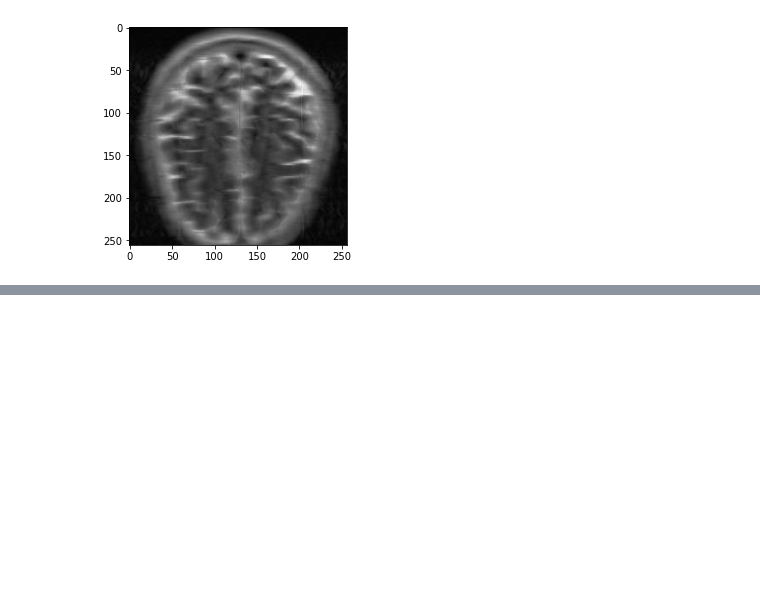
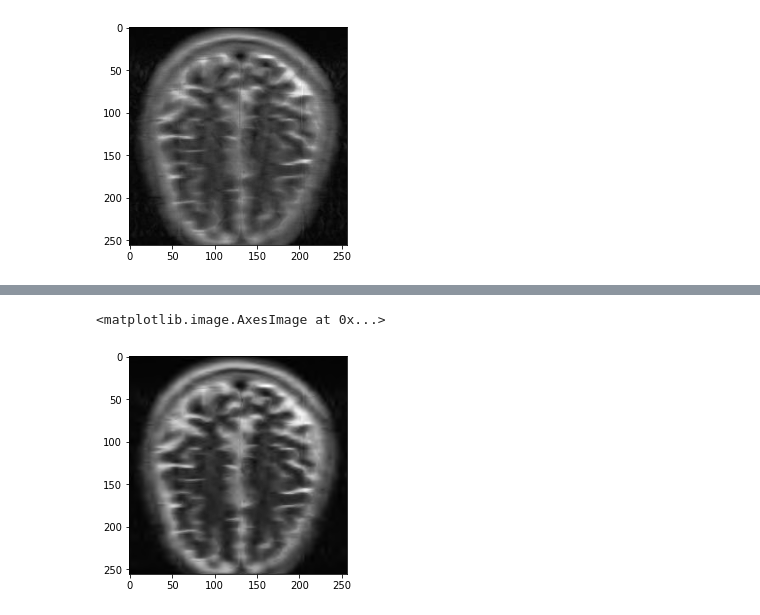
Before and after one commit to athornton1618/MRI_Compression, a Jupyter notebook: scripts/k_reconstruction_examples.ipynb, the cells around one changed output, grey strips where cells are left out. Cells and saved outputs as stored; diff of their text form; code cells hidden in the pictures; blank space fills up the shorter version.

Commit message:
average k reconstruction for test set

```diff
--- a/scripts/signal_processing_k_coefficient.ipynb
+++ b/scripts/k_reconstruction_examples.ipynb
@@ -120,0 +121,12 @@ plt.imshow(np.abs(X_recursive), cmap='gray')
+# %%
+# Compare to how wavelet reconstruction looks
+X_recursive = X
+for ii in range(100):
+    X_encode = k_encode(3000,X_recursive)
+    X_recursive = decode(X_encode)
+
+
+plt.imshow(np.abs(X_recursive), cmap='gray')
+# %% [output]
+<matplotlib.image.AxesImage at 0x...>
+[figure, added]
```
Also changed, not shown: parts of 1 cell of this notebook, 1 other file.
